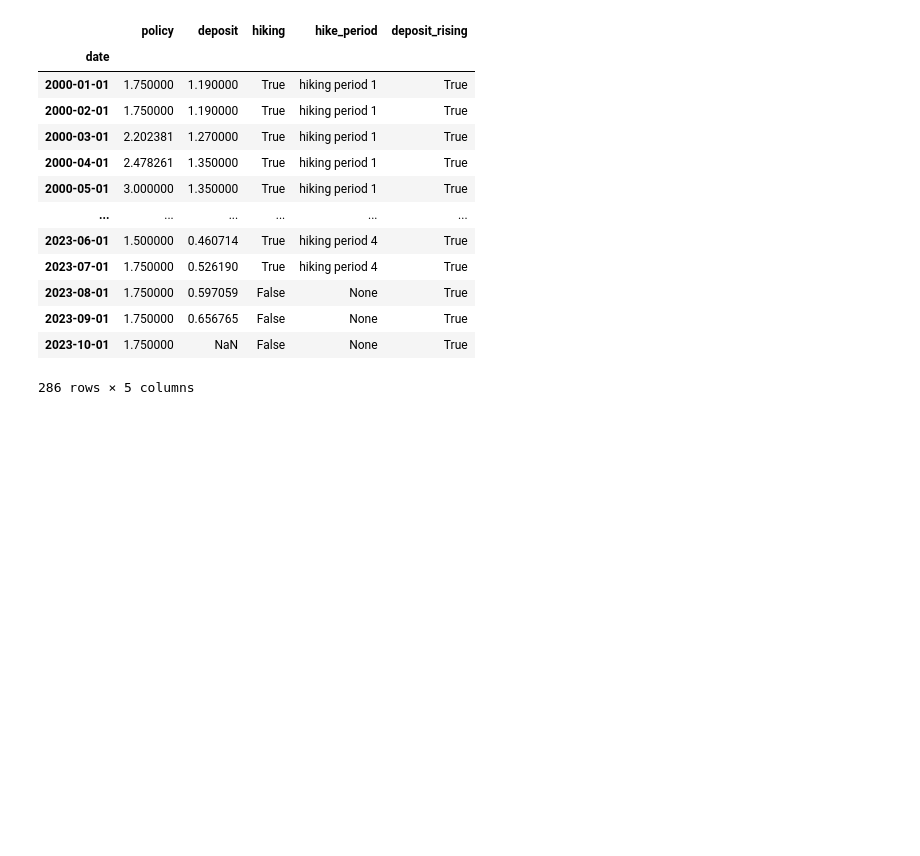
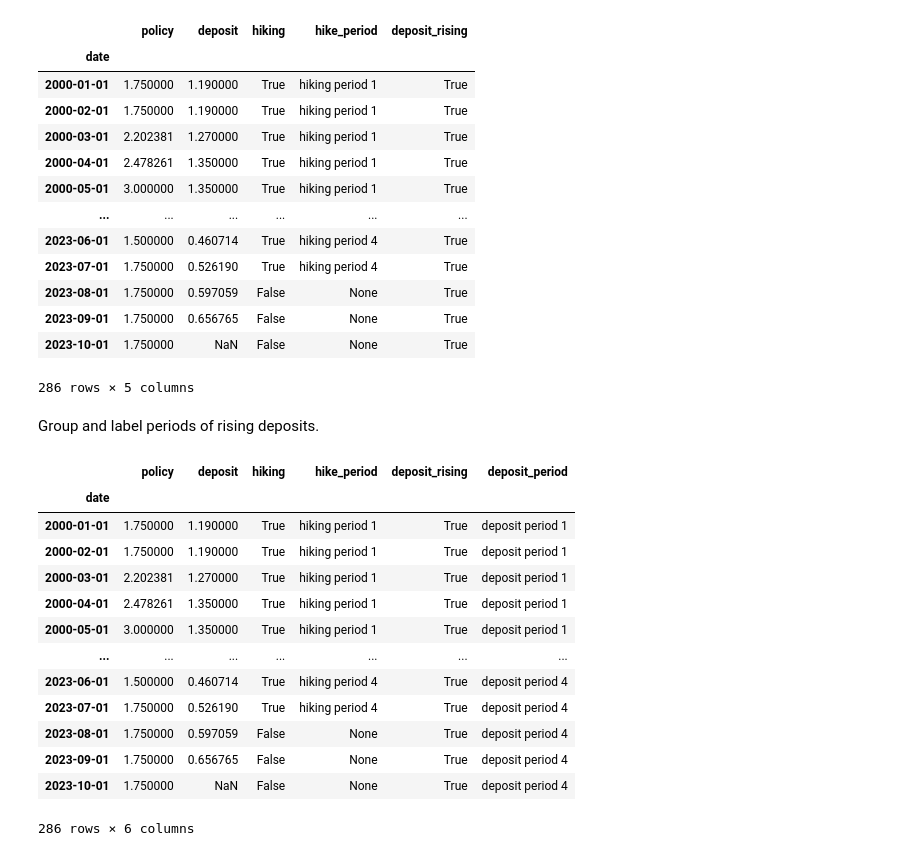
Before and after one commit to Butch78/Bank-Size-Central-Bank-Sensitivity, a Jupyter notebook: notebooks/snb-data-processing.ipynb, the cells around one changed output. Drawn from its saved outputs; the diff is of its cells as text; code cells hidden in the pictures; blank space fills up the shorter version.

```diff
--- a/notebooks/snb-data-processing.ipynb
+++ b/notebooks/snb-data-processing.ipynb
@@ -633,3 +633,45 @@ print(SNB_data)
 | 2023-09-01 | 1.750000 | 0.656765 | False | None | True |
 | 2023-10-01 | 1.750000 | NaN | False | None | True |
 286 rows × 5 columns
+# %% [markdown]
+Group and label periods of rising deposits.
+# %%
+# Add the deposit_period column
+SNB_data['deposit_period'] = None
+
+def label_deposit_periods(df):
+    deposit_period_counter = 1
+    current_period_label = None
+    last_deposit_rising = False
+
+    for i in df.index:
+        if df.at[i, 'deposit_rising']:
+            if not last_deposit_rising:
+                # Start of a new deposit period
+                current_period_label = f'deposit period {deposit_period_counter}'
+                deposit_period_counter += 1
+            df.at[i, 'deposit_period'] = current_period_label
+        last_deposit_rising = df.at[i, 'deposit_rising']
+
+    return df
+
+# Apply the function to the DataFrame
+SNB_data = label_deposit_periods(SNB_data)
+
+# Display the DataFrame
+SNB_data
+# %% [output]
+|  | policy | deposit | hiking | hike_period | deposit_rising | deposit_period |
+| date |  |  |  |  |  |  |
+| 2000-01-01 | 1.750000 | 1.190000 | True | hiking period 1 | True | deposit period 1 |
+| 2000-02-01 | 1.750000 | 1.190000 | True | hiking period 1 | True | deposit period 1 |
+| 2000-03-01 | 2.202381 | 1.270000 | True | hiking period 1 | True | deposit period 1 |
+| 2000-04-01 | 2.478261 | 1.350000 | True | hiking period 1 | True | deposit period 1 |
+| 2000-05-01 | 3.000000 | 1.350000 | True | hiking period 1 | True | deposit period 1 |
+| ... | ... | ... | ... | ... | ... | ... |
+| 2023-06-01 | 1.500000 | 0.460714 | True | hiking period 4 | True | deposit period 4 |
+| 2023-07-01 | 1.750000 | 0.526190 | True | hiking period 4 | True | deposit period 4 |
+| 2023-08-01 | 1.750000 | 0.597059 | False | None | True | deposit period 4 |
+| 2023-09-01 | 1.750000 | 0.656765 | False | None | True | deposit period 4 |
+| 2023-10-01 | 1.750000 | NaN | False | None | True | deposit period 4 |
+286 rows × 6 columns
```
Also changed, not shown: parts of 3 cells of this notebook, 1 other file.
